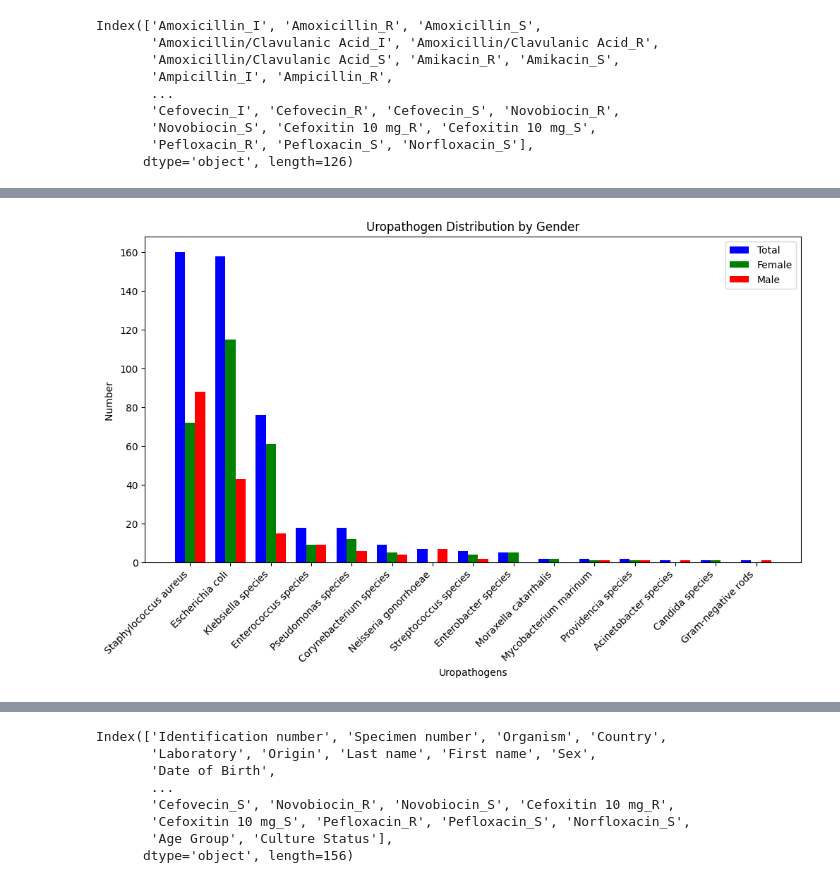
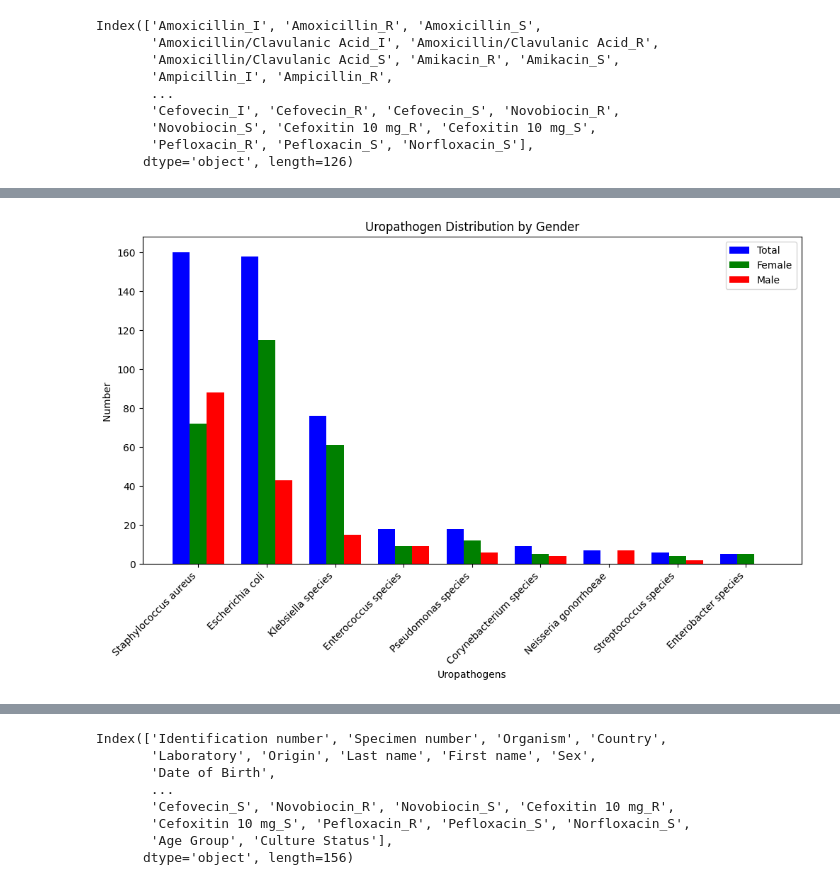
Before and after one commit to nakatoconstance/nakatoconstance, a Jupyter notebook: MDR_FULLDATASET_submitted_Final.ipynb, the cells around one changed output, grey strips where cells are left out. Saved outputs shown, nothing was run; the diff lists cells and outputs as text; code cells hidden in the pictures.

```diff
--- a/MDR_FULLDATASET_submitted_Final.ipynb
+++ b/MDR_FULLDATASET_submitted_Final.ipynb
@@ -931,0 +933,14 @@ Shape before dropping: (466, 154)
+# %%
+# Group by organism and sex to count occurrences
+organism_counts = urine_data.groupby(['Organism', 'Sex'], observed=False)['Organism'].size().unstack(fill_value=0)
+
+   # Rename the columns to 'Male' and 'Female' for clarity
+organism_counts.columns = ['Female', 'Male']  # Assuming 'f' and 'm' represent Female and Male
+
+   # Add a 'Total' column
+organism_counts['Total'] = organism_counts['Female'] + organism_counts['Male']
+
+   # Now you can proceed with the rest of your code
+top_10_organisms = organism_counts.sort_values(by=['Total'], ascending=False).head(9)  # Get top 10
+   # ... (rest of the plotting code)
+top_10_organism_names = top_10_organisms.index.tolist()  # Get the names of the top 10 organisms
@@ -1138,13 +1196,0 @@ Western Uganda
-# %%
-# Group by organism and sex to count occurrences
-organism_counts = urine_data.groupby(['Organism', 'Sex'], observed=False)['Organism'].size().unstack(fill_value=0)
-
-   # Rename the columns to 'Male' and 'Female' for clarity
-organism_counts.columns = ['Female', 'Male']  # Assuming 'f' and 'm' represent Female and Male
-
-   # Add a 'Total' column
-organism_counts['Total'] = organism_counts['Female'] + organism_counts['Male']
-
-   # Now you can proceed with the rest of your code
-top_10_organisms = organism_counts.sort_values(by=['Total'], ascending=False).head(10)  # Get top 10
-   # ... (rest of the plotting code)
@@ -1153,33 +1216,33 @@ import matplotlib.pyplot as plt
 import numpy as np
 
 # Get the top 15 organisms
-top_10_organisms = organism_counts.sort_values(by=['Total'], ascending=False)
+#top_10_organisms = organism_counts.sort_values(by=['Total'], ascending=False)
 
 # Create the bar graph
 fig, ax = plt.subplots(figsize=(12, 6))  # Adjust figure size as needed
 
 # Set bar width
 bar_width = 0.25
 
 # Set positions for bars
 r1 = np.arange(len(top_10_organisms))
 r2 = [x + bar_width for x in r1]
 r3 = [x + bar_width for x in r2]
 
 # Plot bars
 ax.bar(r1, top_10_organisms['Total'], color='b', width=bar_width, label='Total')
 ax.bar(r2, top_10_organisms['Female'], color='g', width=bar_width, label='Female')
 ax.bar(r3, top_10_organisms['Male'], color='r', width=bar_width, label='Male')
 
 # Add labels, title, and legend
 ax.set_xlabel('Uropathogens')
 ax.set_ylabel('Number ')
 ax.set_title('Uropathogen Distribution by Gender')
 ax.set_xticks([r + bar_width for r in range(len(top_10_organisms))])
 ax.set_xticklabels(top_10_organisms.index, rotation=45, ha='right')
 ax.legend()
 
 # Display the graph
 plt.show()
 # %% [output]
-[figure, old version]
+[figure, new version]
```
Also changed, not shown: parts of 15 cells of this notebook.
